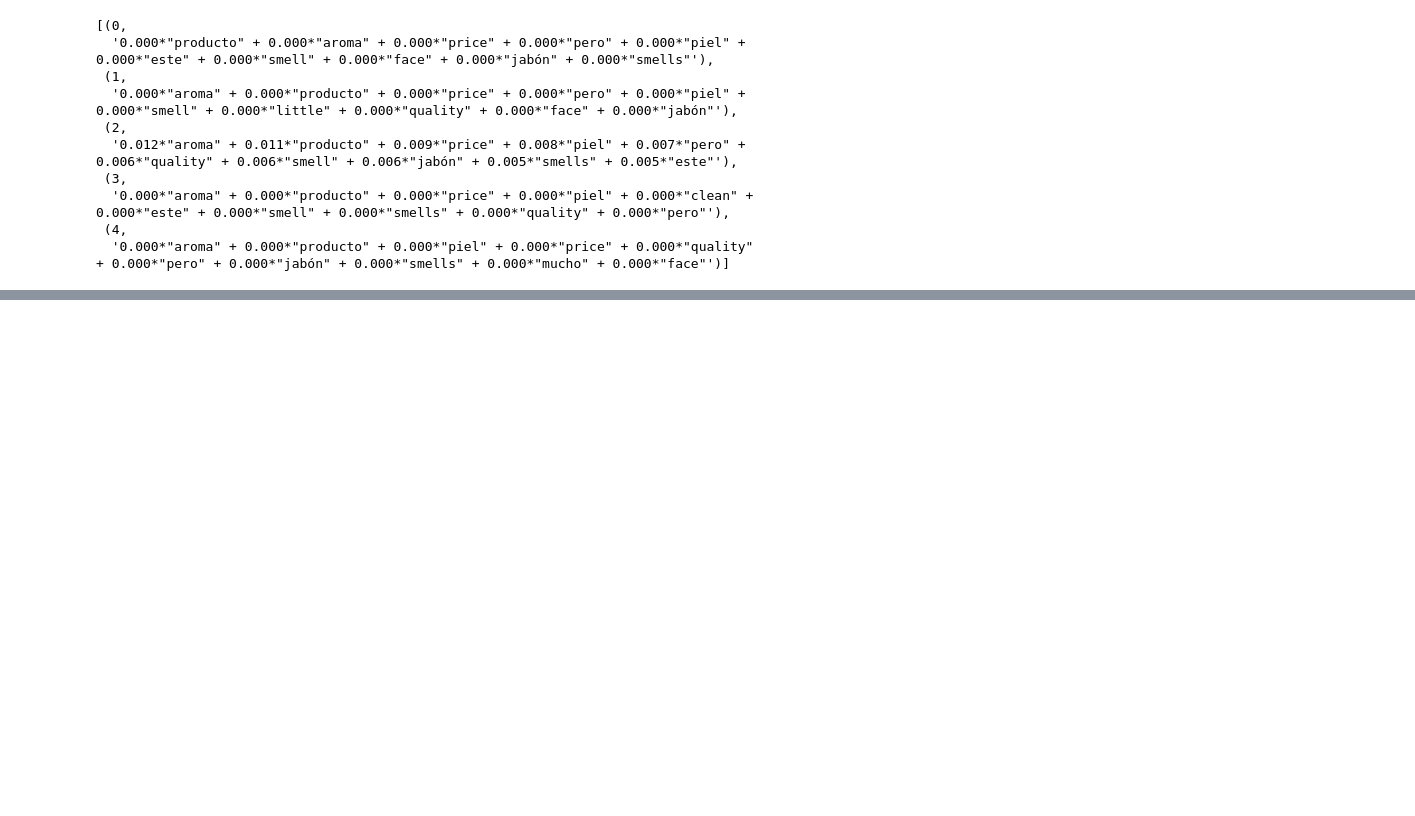
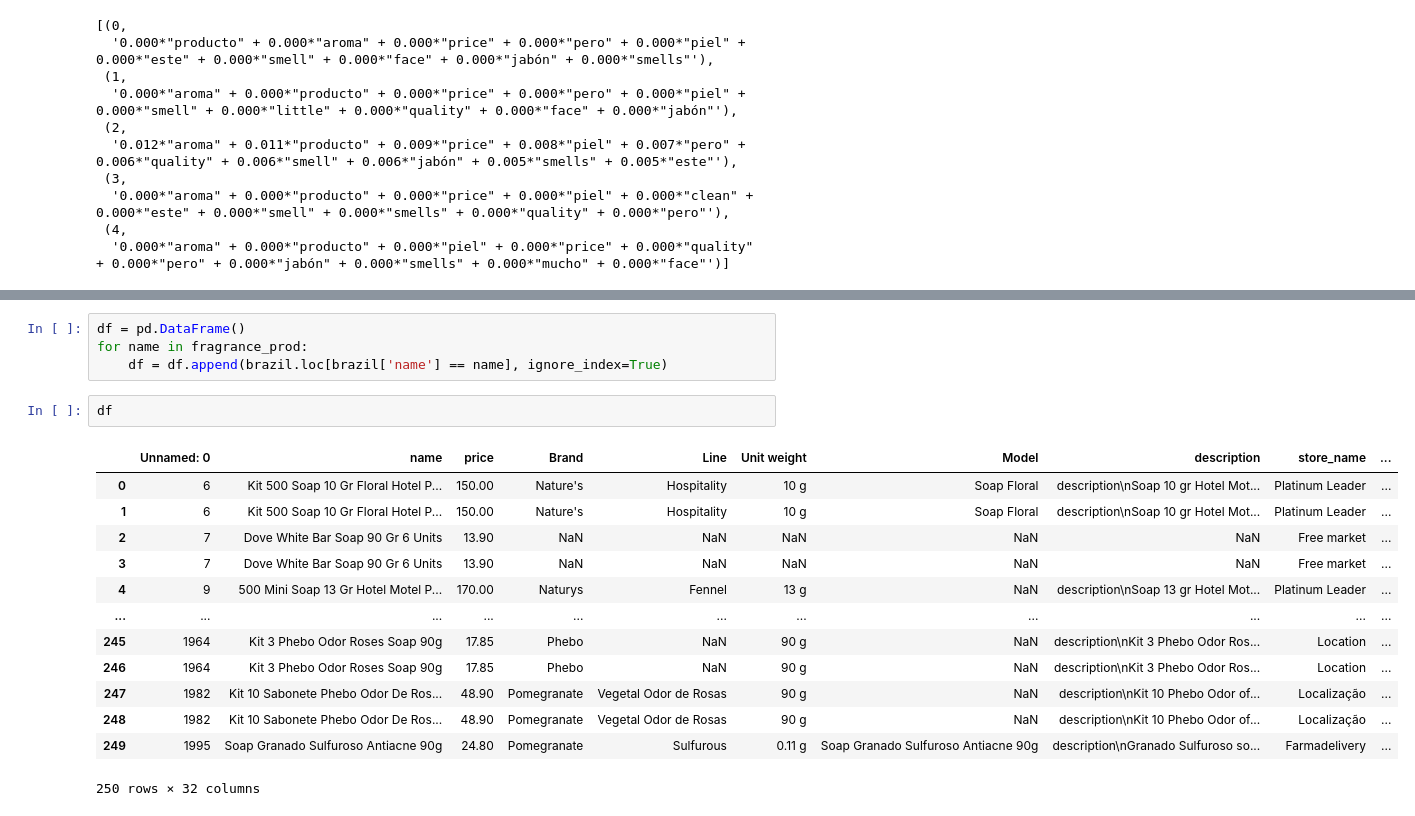
Before and after one commit to innovationbooster/Palmolive, a Jupyter notebook: Review Analysis.ipynb, the cells around one changed output, grey strips where cells are left out. Saved outputs shown, nothing was run; the diff lists cells and outputs as text; blank space fills up the shorter version.

```diff
--- a/Review Analysis.ipynb
+++ b/Review Analysis.ipynb
@@ -286,0 +481,20 @@ LDA_analysis
+# %%
+df = pd.DataFrame()
+for name in fragrance_prod:
+    df = df.append(brazil.loc[brazil['name'] == name], ignore_index=True)
+# %%
+df
+# %% [output]
+|  | Unnamed: 0 | name | price | Brand | Line | Unit weight | Model | description | store_name | ... |
+| 0 | 6 | Kit 500 Soap 10 Gr Floral Hotel P... | 150.00 | Nature's | Hospitality | 10 g | Soap Floral | description\nSoap 10 gr Hotel Mot... | Platinum Leader | ... |
+| 1 | 6 | Kit 500 Soap 10 Gr Floral Hotel P... | 150.00 | Nature's | Hospitality | 10 g | Soap Floral | description\nSoap 10 gr Hotel Mot... | Platinum Leader | ... |
+| 2 | 7 | Dove White Bar Soap 90 Gr 6 Units | 13.90 | NaN | NaN | NaN | NaN | NaN | Free market | ... |
+| 3 | 7 | Dove White Bar Soap 90 Gr 6 Units | 13.90 | NaN | NaN | NaN | NaN | NaN | Free market | ... |
+| 4 | 9 | 500 Mini Soap 13 Gr Hotel Motel P... | 170.00 | Naturys | Fennel | 13 g | NaN | description\nSoap 13 gr Hotel Mot... | Platinum Leader | ... |
+| ... | ... | ... | ... | ... | ... | ... | ... | ... | ... | ... |
+| 245 | 1964 | Kit 3 Phebo Odor Roses Soap 90g | 17.85 | Phebo | NaN | 90 g | NaN | description\nKit 3 Phebo Odor Ros... | Location | ... |
+| 246 | 1964 | Kit 3 Phebo Odor Roses Soap 90g | 17.85 | Phebo | NaN | 90 g | NaN | description\nKit 3 Phebo Odor Ros... | Location | ... |
+| 247 | 1982 | Kit 10 Sabonete Phebo Odor De Ros... | 48.90 | Pomegranate | Vegetal Odor de Rosas | 90 g | NaN | description\nKit 10 Phebo Odor of... | Localização | ... |
+| 248 | 1982 | Kit 10 Sabonete Phebo Odor De Ros... | 48.90 | Pomegranate | Vegetal Odor de Rosas | 90 g | NaN | description\nKit 10 Phebo Odor of... | Localização | ... |
+| 249 | 1995 | Soap Granado Sulfuroso Antiacne 90g | 24.80 | Pomegranate | Sulfurous | 0.11 g | Soap Granado Sulfuroso Antiacne 90g | description\nGranado Sulfuroso so... | Farmadelivery | ... |
+250 rows × 32 columns
```
Also changed, not shown: parts of 72 cells of this notebook, 1 other file.
